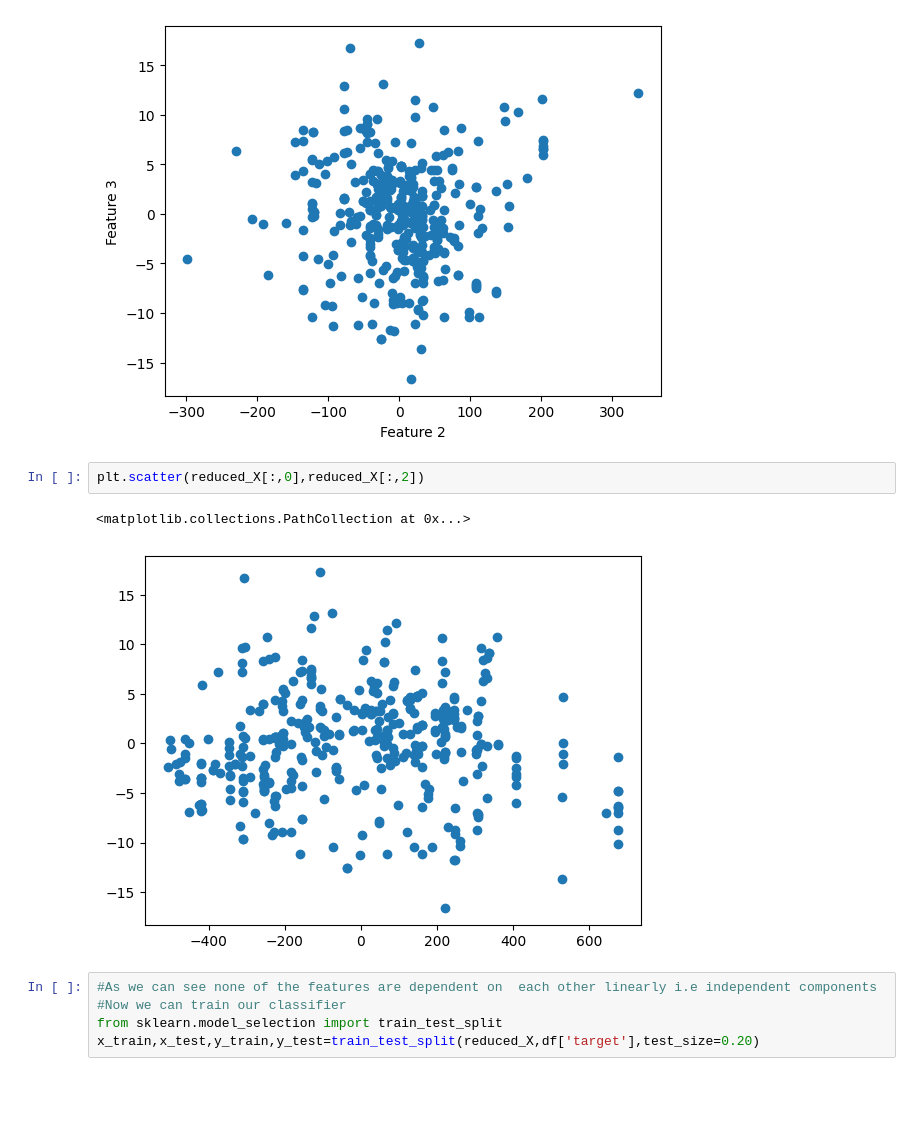
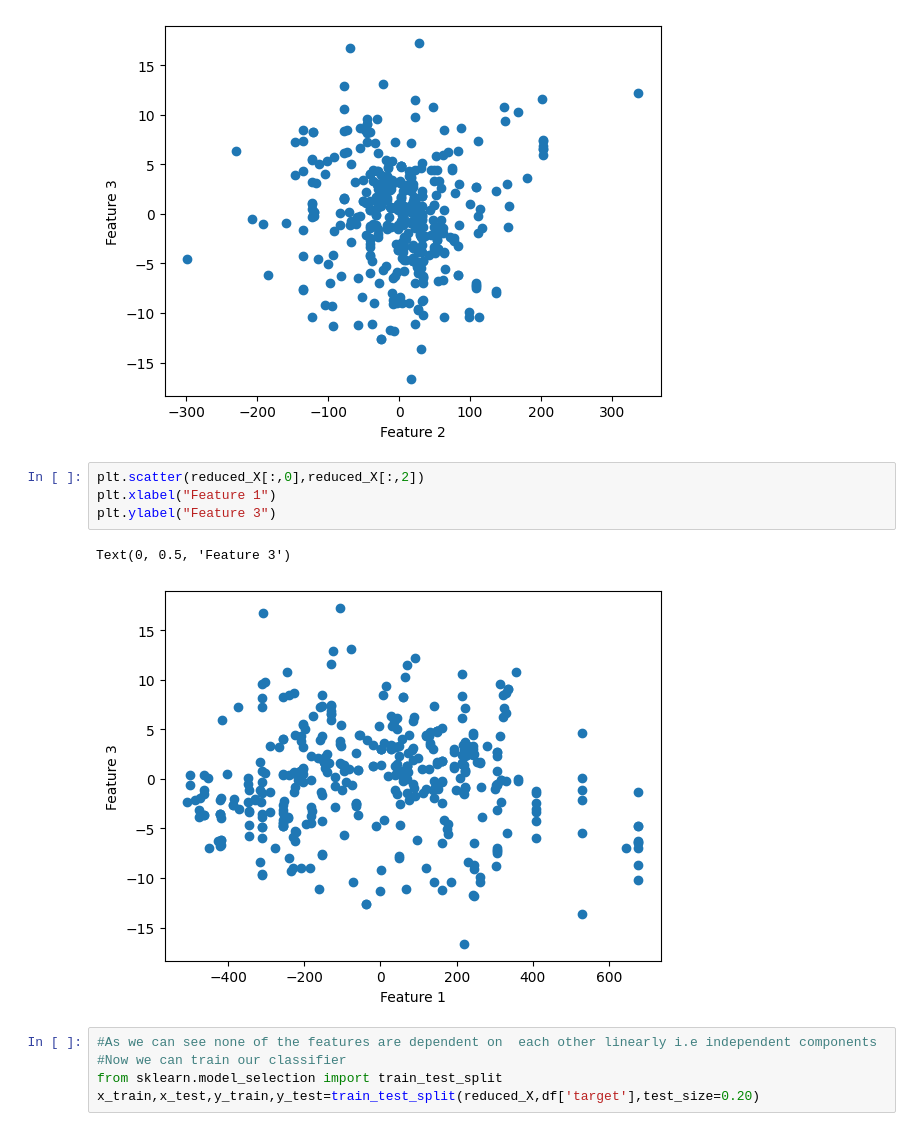
Before and after one commit to Deceptrax123/Machine-Learning-Lab, a Jupyter notebook: Svm-pca/pca.ipynb, the cells around one changed output. Drawn from its saved outputs; the diff is of its cells as text; blank space fills up the shorter version.

```diff
--- a/Svm-pca/pca.ipynb
+++ b/Svm-pca/pca.ipynb
@@ -101,9 +101,11 @@ Text(0, 0.5, 'Feature 3')
 [figure]
 # %%
 plt.scatter(reduced_X[:,0],reduced_X[:,2])
+plt.xlabel("Feature 1")
+plt.ylabel("Feature 3")
 # %% [output]
-<matplotlib.collections.PathCollection at 0x...>
+Text(0, 0.5, 'Feature 3')
-[figure, old version]
+[figure, new version]
 # %%
 #As we can see none of the features are dependent on  each other linearly i.e independent components
 #Now we can train our classifier
```
Also changed, not shown: parts of 2 cells of this notebook, 3 other files.
